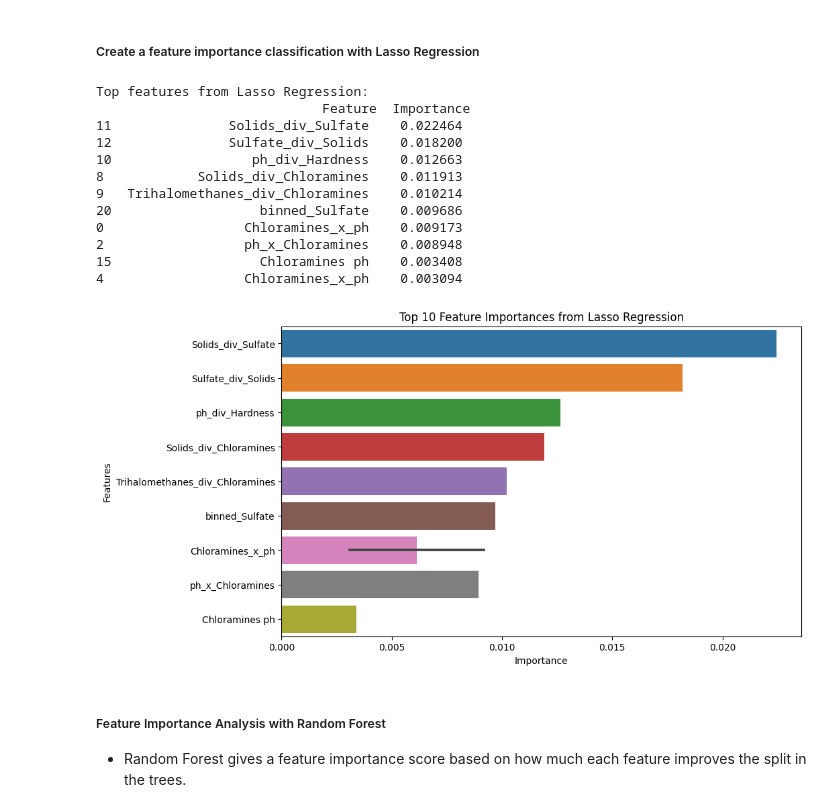
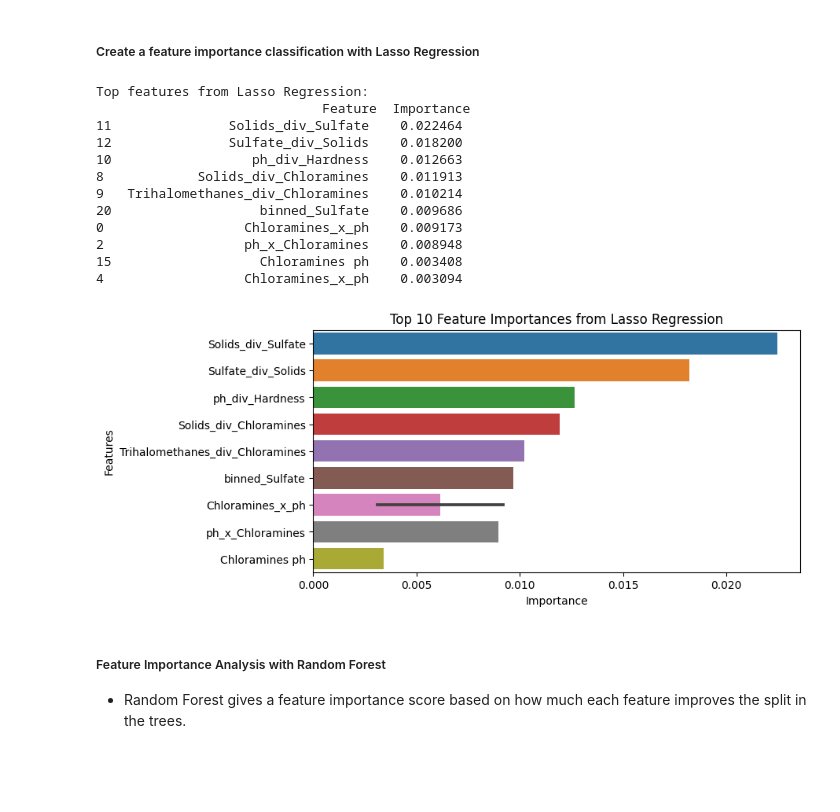
Before and after one commit to GeoSomtochukwu/WaterPotability, a Jupyter notebook: WP.ipynb, the cells around one changed output. Saved outputs shown, nothing was run; the diff lists cells and outputs as text; code cells hidden in the pictures; blank space fills up the shorter version.

```diff
--- a/WP.ipynb
+++ b/WP.ipynb
@@ -485,35 +485,35 @@ lasso_importance = pd.Series(lasso.coef_, index=X_train.columns)
 lasso_importance = lasso_importance[lasso_importance != 0]  # Select non-zero coefficients
 
 # Create a DataFrame for feature importances
 lasso_importance_df = pd.DataFrame({
     'Feature': lasso_importance.index,
     'Importance': lasso_importance.values
 }).sort_values(by='Importance', ascending=False)
 
 # Display top features from Lasso Regression
 print("Top features from Lasso Regression:\n", lasso_importance_df.head(10))
 
 # Plotting Feature Importances from Lasso Regression (Top 10)
-plt.figure(figsize=(10, 6))
+plt.figure(figsize=(8, 4))
 sns.barplot(x='Importance', y='Feature', data=lasso_importance_df.head(10))
 plt.title('Top 10 Feature Importances from Lasso Regression')
 plt.xlabel('Importance')
 plt.ylabel('Features')
 plt.show()
 # %% [output]
 Top features from Lasso Regression:
                              Feature  Importance
 11               Solids_div_Sulfate    0.022464
 12               Sulfate_div_Solids    0.018200
 10                  ph_div_Hardness    0.012663
 8            Solids_div_Chloramines    0.011913
 9   Trihalomethanes_div_Chloramines    0.010214
 20                   binned_Sulfate    0.009686
 0                  Chloramines_x_ph    0.009173
 2                  ph_x_Chloramines    0.008948
 15                   Chloramines ph    0.003408
 4                  Chloramines_x_ph    0.003094
-[figure, old version]
+[figure, new version]
 # %% [markdown]
 ##### Feature Importance Analysis with Random Forest
 
```
Also changed, not shown: parts of 3 cells of this notebook.
